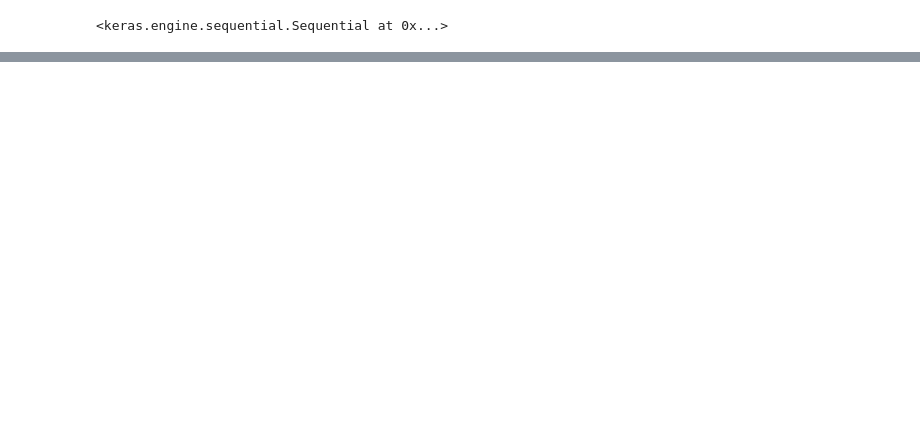
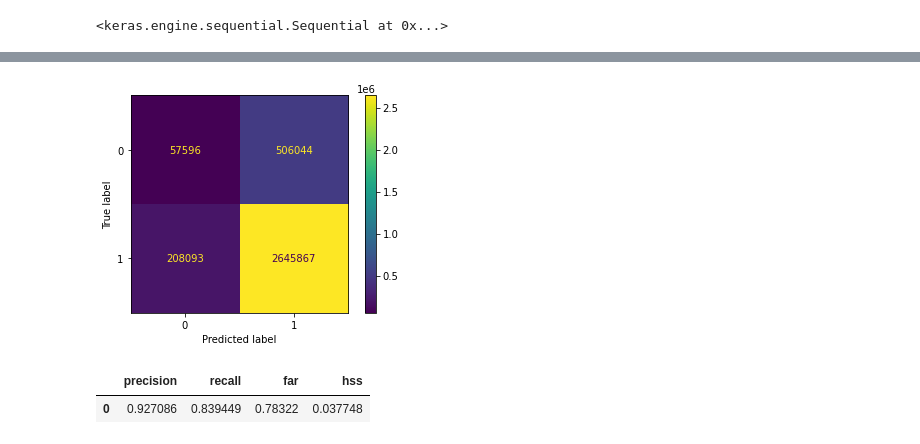
Before and after one commit to kbarbre/DS6050-SolarFlarePrediction, a Jupyter notebook: ColabNotebook_ModelPipeline.ipynb, the cells around one changed output, grey strips where cells are left out. Saved outputs shown, nothing was run; the diff lists cells and outputs as text; code cells hidden in the pictures; blank space fills up the shorter version.

Commit message:
Updated tuned model functions in prediction_LSTM.py and ran

```diff
--- a/ColabNotebook_ModelPipeline.ipynb
+++ b/ColabNotebook_ModelPipeline.ipynb
@@ -89,0 +201,4 @@ call_preds=base_model(batched_2015)
+# %%
+tuned_model = SolarLSTM(data2014, labels2014, "./", tune=True)
+# %%
+tuned_model.fit()
@@ -89,0 +239,14 @@ call_preds=base_model(batched_2015)
+# %%
+#Form batches (does not shuffle, cuts off remainder)
+batched_2015 = tuned_model.batch_prefetch_data(data2015,split_data=False)
+#Cutoff matching remainder from labels
+true_labels = labels2015[:-(labels2015.shape[0]%tuned_model.batch_size)]
+# %%
+conf_matrix = tuned_model.predict_conf_matrix(batched_2015,true_labels,make_plots=True)
+# %% [output]
+[figure, added]
+# %%
+calculate_statistics(conf_matrix)
+# %% [output]
+|  | precision | recall | far | hss |
+| 0 | 0.927086 | 0.839449 | 0.78322 | 0.037748 |
```
Also changed, not shown: parts of 13 cells of this notebook, 2 other files.
